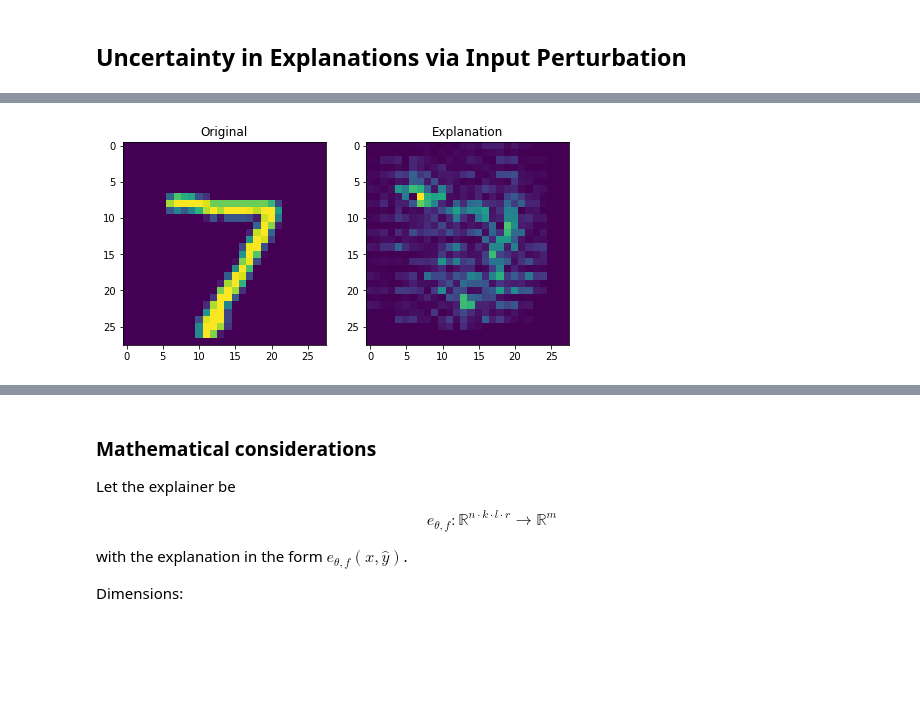
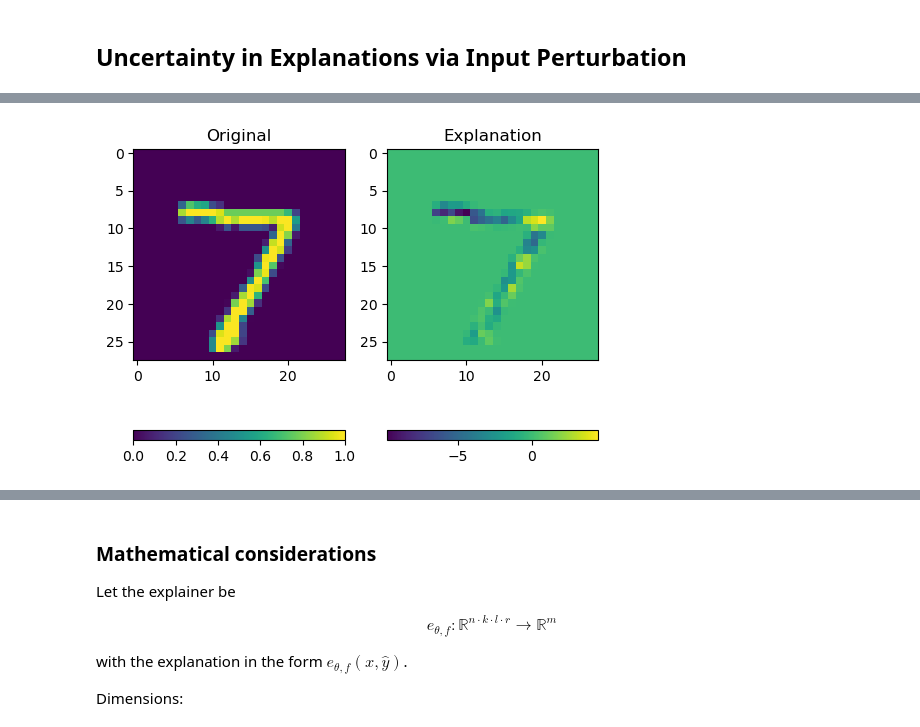
Before and after one commit to TeodorChiaburu/UXAI, a Jupyter notebook: Input_Perturbation.ipynb, the cells around one changed output, grey strips where cells are left out. Saved outputs shown, nothing was run; the diff lists cells and outputs as text; code cells hidden in the pictures; blank space fills up the shorter version.

Commit message:
Jacobian for GradientxInput, normalization in FDM and smaller dx

```diff
--- a/Input_Perturbation.ipynb
+++ b/Input_Perturbation.ipynb
@@ -78,20 +66,29 @@ sample_image = np.expand_dims(sample_image, axis=0)
 sample_label = np.expand_dims(sample_label, axis=0)
 
 model.layers[-1].activation = tf.keras.activations.linear
-explainer = Saliency(model)
+#explainer = Saliency(model)
+explainer = GradientInput(model)
+#explainer = IntegratedGradients(model, steps=80)
+#explainer = SmoothGrad(model, nb_samples=80)
+#explainer = SquareGrad(model, nb_samples=80)
+#explainer = VarGrad(model, nb_samples=80)
+#explainer = Occlusion(model, patch_size=10, patch_stride=5)
+#explainer = Rise(model, nb_samples=4000)
 #explainer = Lime(model)
+
 explanation = explainer.explain(sample_image, sample_label)
 # %%
 # Display explanation
-plt.figure(figsize=(8,10))
+plt.figure(figsize=(6,6))
 plt.subplot(121)
 plt.imshow(sample_image.squeeze()) # shape (1, 28, 28, 1)
 plt.title("Original")
+plt.colorbar(orientation='horizontal')
 plt.subplot(122)
 plt.imshow(explanation[0]) # shape (1, 28, 28)
 plt.title("Explanation")
-#plt.colorbar()
+plt.colorbar(orientation='horizontal')
 plt.show()
 # %% [output]
-[figure, old version]
+[figure, new version]
 # %%
```
Also changed, not shown: parts of 27 cells of this notebook, 1 other file.
